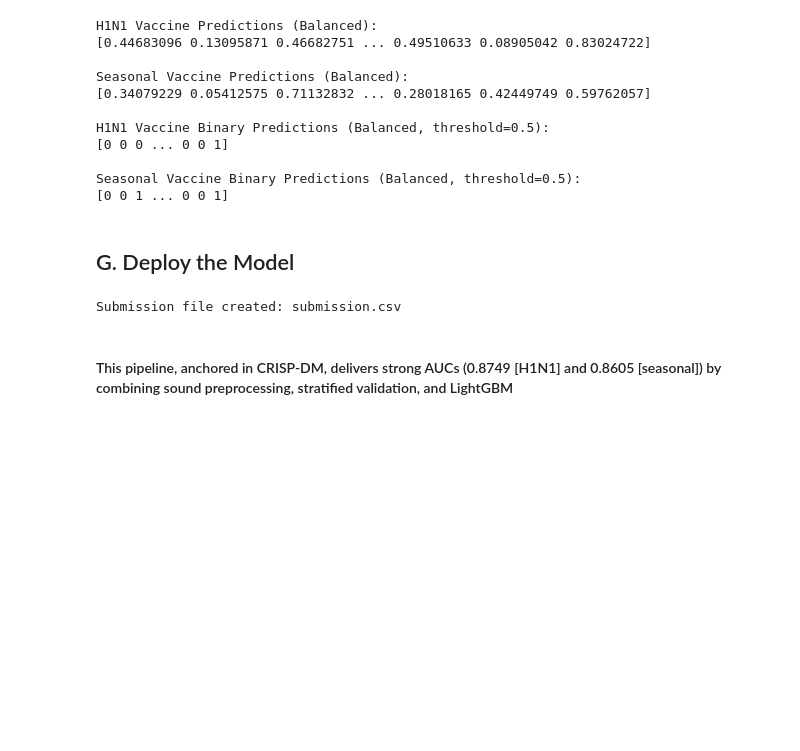
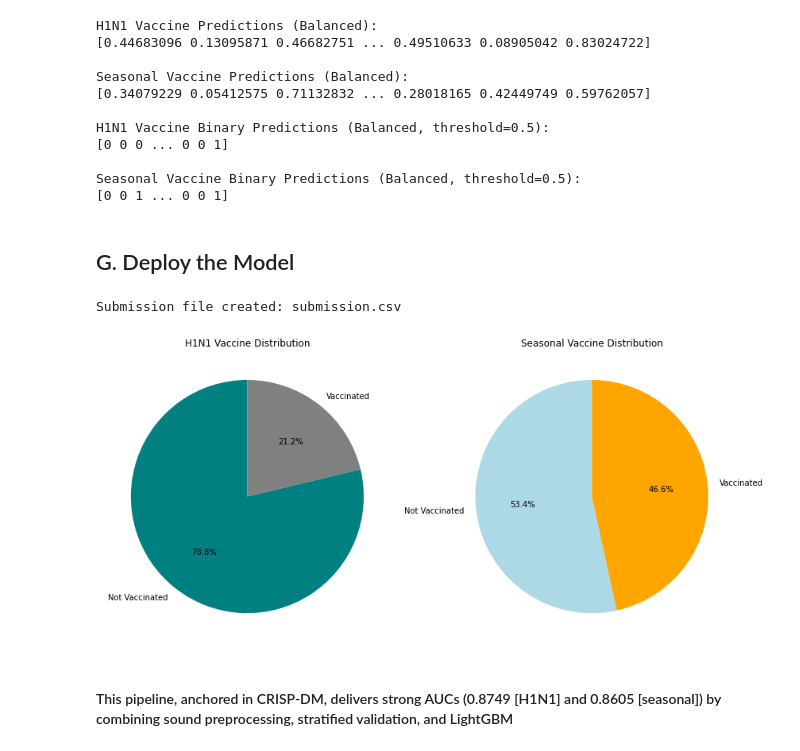
Before and after one commit to EdgarSoudie/Flu-Shot-Learning, a Jupyter notebook: Flu_Shot_Learning.ipynb, the cells around one changed output. Saved outputs shown, nothing was run; the diff lists cells and outputs as text; code cells hidden in the pictures; blank space fills up the shorter version.

```diff
--- a/Flu_Shot_Learning.ipynb
+++ b/Flu_Shot_Learning.ipynb
@@ -615,5 +614,36 @@ submission.to_csv('submission.csv', index=False)
 print("\nSubmission file created: submission.csv")
 # %% [output]
 Submission file created: submission.csv
+# %%
+fig, axes = plt.subplots(1, 2, figsize=(12, 6))
+
+# H1N1 Vaccine
+h1n1_counts = lbl_train['h1n1_vaccine'].value_counts()
+axes[0].pie(
+    h1n1_counts,
+    labels=['Not Vaccinated', 'Vaccinated'],
+    autopct='%1.1f%%',
+    startangle=90,
+    colors=['teal', 'grey'],
+    textprops={'color': 'black'}  # Normal contrasting labels
+)
+axes[0].set_title('H1N1 Vaccine Distribution')
+
+# Seasonal Vaccine
+seasonal_counts = lbl_train['seasonal_vaccine'].value_counts()
+axes[1].pie(
+    seasonal_counts,
+    labels=['Not Vaccinated', 'Vaccinated'],
+    autopct='%1.1f%%',
+    startangle=90,
+    colors=['lightblue', 'orange'],
+    textprops={'color': 'black'}  # Normal contrasting labels
+)
+axes[1].set_title('Seasonal Vaccine Distribution')
+
+plt.tight_layout()
+plt.show()
+# %% [output]
+[figure, added]
 # %% [markdown]
 #### This pipeline, anchored in CRISP‑DM, delivers strong AUCs (0.8749 [H1N1] and 0.8605 [seasonal]) by combining sound preprocessing, stratified validation, and LightGBM
```
Also changed, not shown: parts of 4 cells of this notebook, 1 other file.
